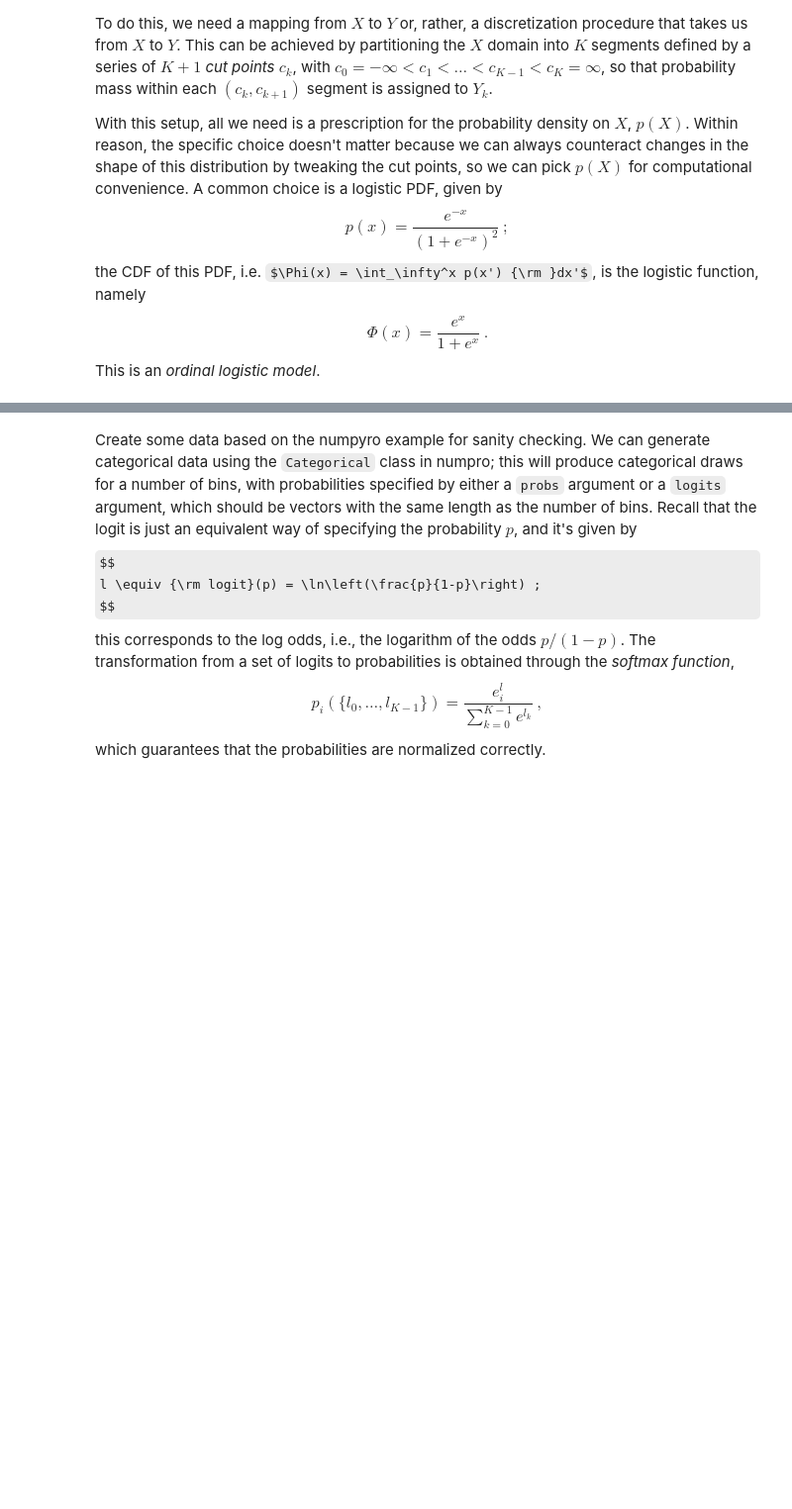
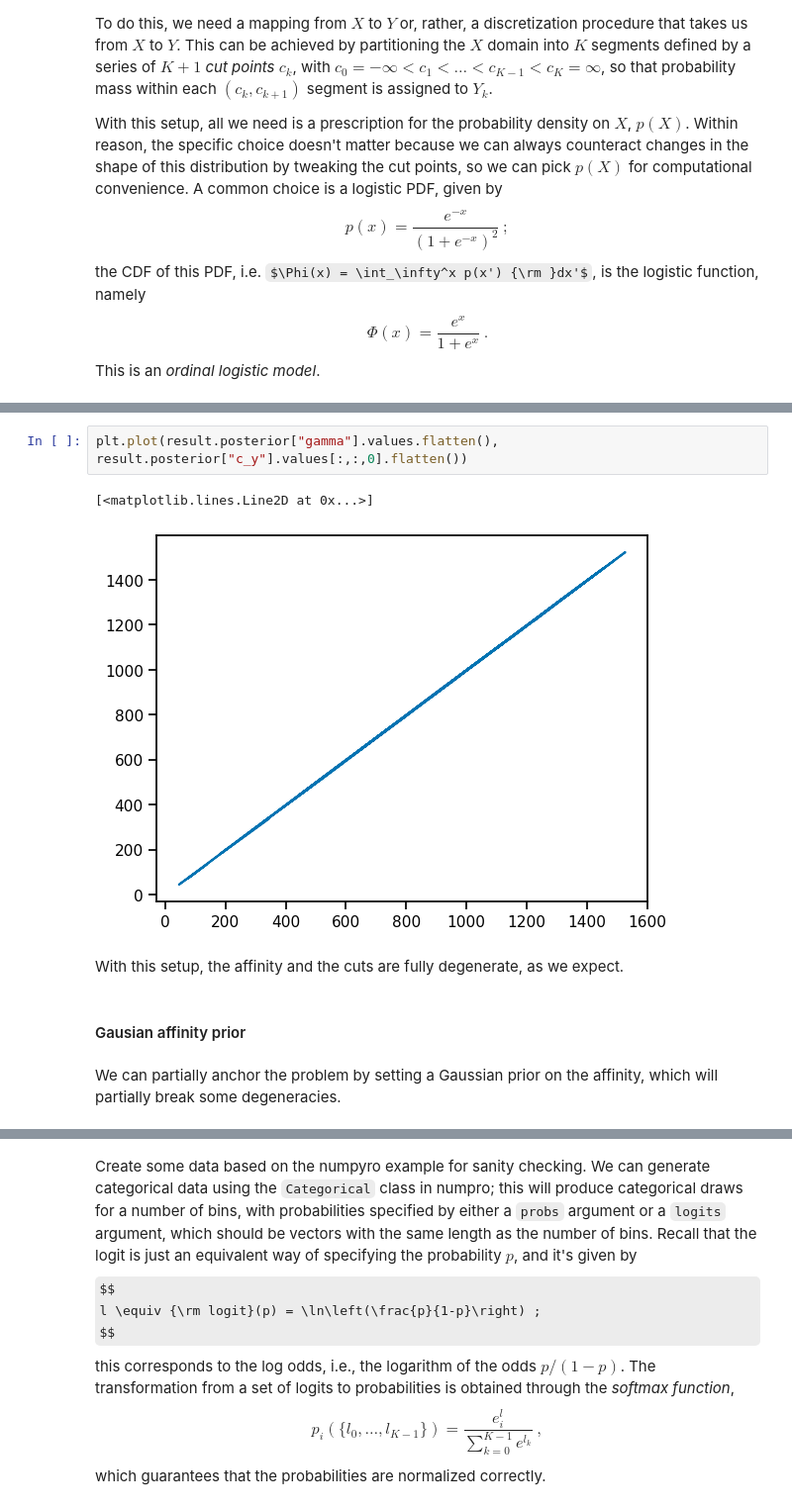
Before and after one commit to maxisi/ordinal-regression, a Jupyter notebook: ordinal.ipynb, the cells around one changed output, grey strips where cells are left out. Shown at 99% size. Saved outputs shown, nothing was run; the diff lists cells and outputs as text; some formulas as TeX source; blank space fills up the shorter version.

```diff
--- a/ordinal.ipynb
+++ b/ordinal.ipynb
@@ -71,0 +214,11 @@ Imagine we have a survey with `n_bins` ranked categories to choose from (e.g., "
+# %%
+plt.plot(result.posterior["gamma"].values.flatten(), result.posterior["c_y"].values[:,:,0].flatten())
+# %% [output]
+[<matplotlib.lines.Line2D at 0x...>]
+[figure, added]
+# %% [markdown]
+With this setup, the affinity and the cuts are fully degenerate, as we expect.
+# %% [markdown]
+#### Gausian affinity prior
+# %% [markdown]
+We can partially anchor the problem by setting a Gaussian prior on the affinity, which will partially break some degeneracies.
```
Also changed, not shown: parts of 34 cells of this notebook.
